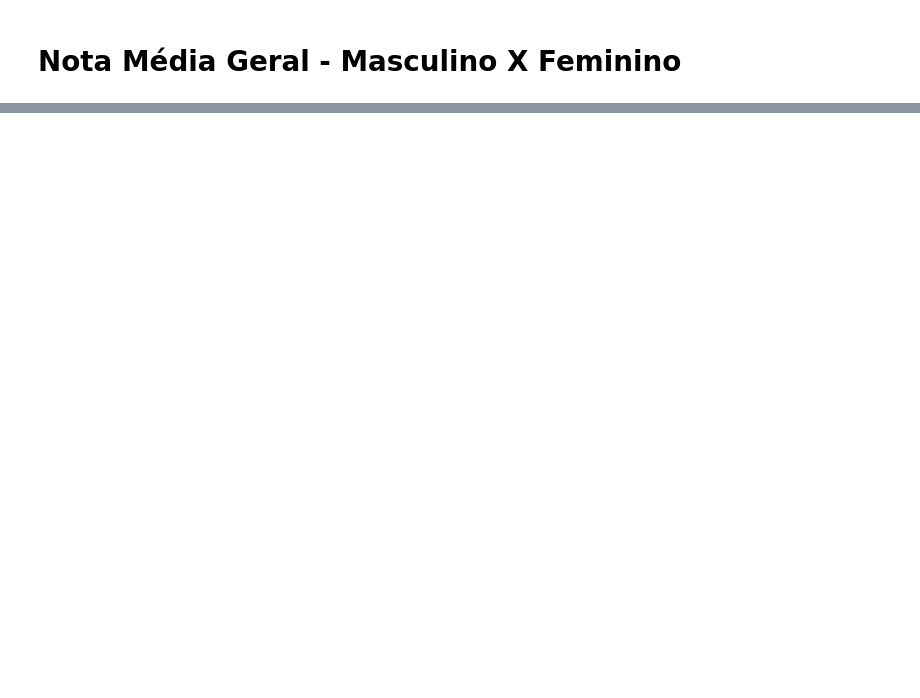
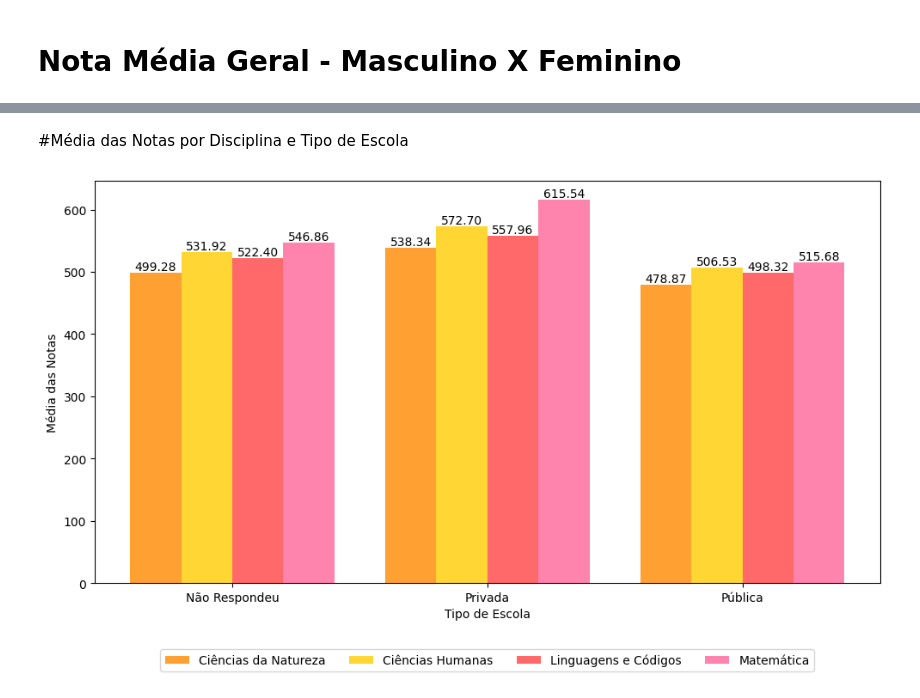
Before and after one commit to allandevbr92/MyResume, a Jupyter notebook: analiseEnem2022.ipynb, the cells around one changed output, grey strips where cells are left out. Cells and saved outputs as stored; diff of their text form; code cells hidden in the pictures; blank space fills up the shorter version.

```diff
--- a/analiseEnem2022.ipynb
+++ b/analiseEnem2022.ipynb
@@ -148,0 +219,47 @@ plt.show()
+# %% [markdown]
+#Média das Notas por Disciplina e Tipo de Escola
+# %%
+import pandas as pd
+import matplotlib.pyplot as plt
+
+# Calculando a média das notas por tipo de escola para cada disciplina
+media_notas_por_disciplina_escola = df.groupby('TP_ESCOLA')['NU_NOTA_CN', 'NU_NOTA_CH', 'NU_NOTA_LC', 'NU_NOTA_MT'].mean()
+
+# Convertendo os valores dos tipos de escola para strings
+media_notas_por_disciplina_escola.index = media_notas_por_disciplina_escola.index.astype(str)
+
+# Configurando os dados para o gráfico
+disciplinas = ['Ciências da Natureza', 'Ciências Humanas', 'Linguagens e Códigos', 'Matemática']
+escolas = media_notas_por_disciplina_escola.index
+medias = media_notas_por_disciplina_escola.values
+
+# Aumentando o tamanho da figura
+fig, ax = plt.subplots(figsize=(10, 6))
+
+# Criando o gráfico de colunas
+bar_width = 0.2
+opacity = 0.8
+colors = ['#FF8800', '#FFCC00', '#FF4444', '#FF6699']  # Cores para as disciplinas
+
+for i, disciplina in enumerate(disciplinas):
+    ax.bar([x + i * bar_width for x in range(len(escolas))], medias[:, i], bar_width, alpha=opacity, color=colors[i], label=disciplina)
+
+# Configurando os rótulos dos eixos x e y
+ax.set_xlabel('Tipo de Escola')
+ax.set_ylabel('Média das Notas')
+ax.set_xticks([x + (bar_width * (len(disciplinas) - 1) / 2) for x in range(len(escolas))])
+ax.set_xticklabels(escolas)
+
+# Adicionando os valores das médias nas colunas
+for i, disciplina in enumerate(disciplinas):
+    for j, media in enumerate(medias[:, i]):
+        ax.annotate(f"{media:.2f}", (j + i * bar_width, media), ha='center', va='bottom')
+
+# Posicionando a legenda abaixo do gráfico
+ax.legend(bbox_to_anchor=(0.5, -0.15), loc='upper center', ncol=len(disciplinas))
+
+# Exibindo o gráfico
+plt.tight_layout()
+plt.show()
+# %% [output]
+[figure, added]
```
Also changed, not shown: parts of 8 cells of this notebook.
